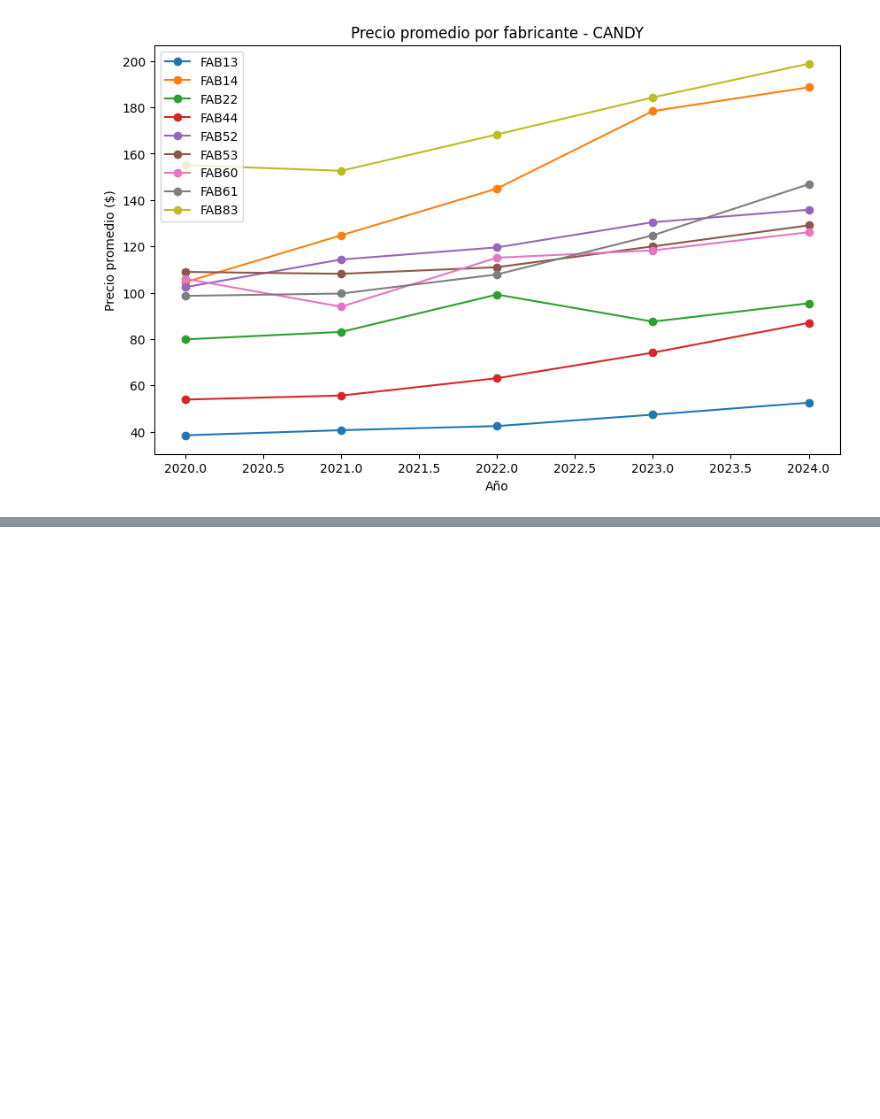
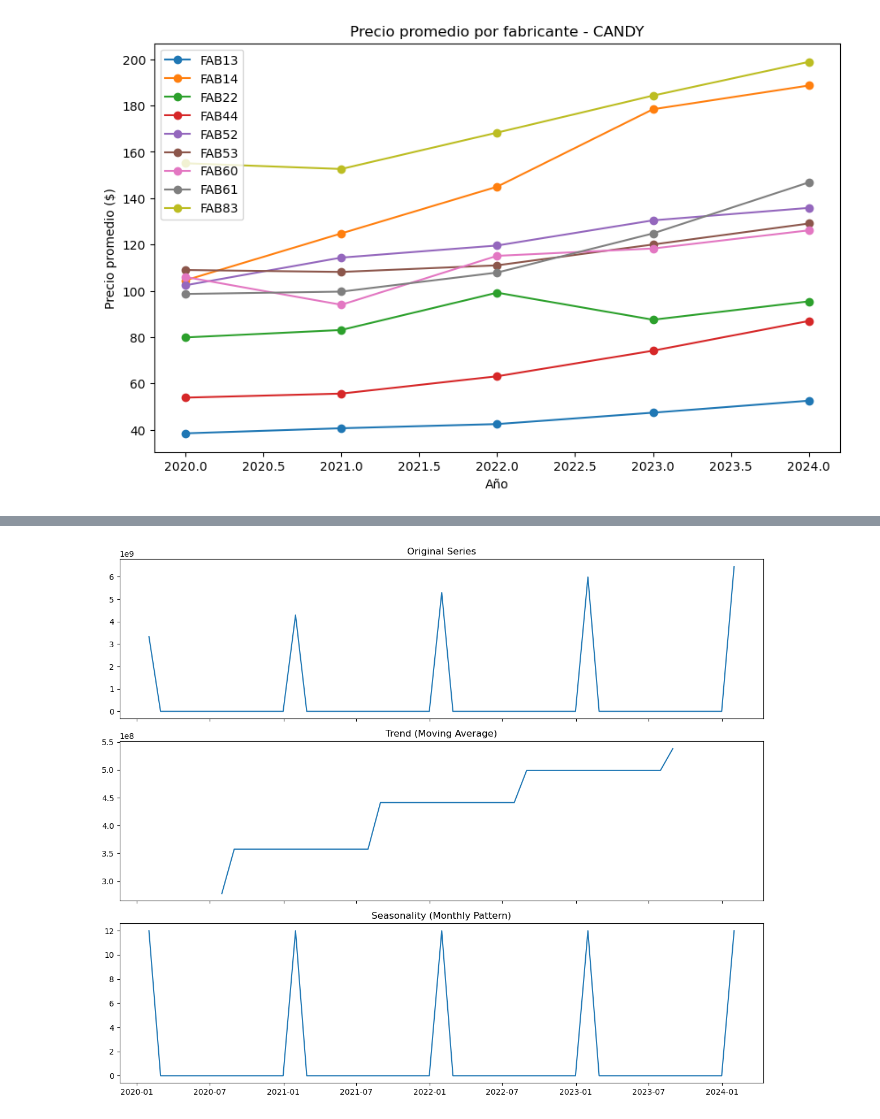
Before and after one commit to ViejoAgrio/Proyecto-1-Estad-stica, a Jupyter notebook: Projecto_1.ipynb, the cells around one changed output, grey strips where cells are left out. Cells and saved outputs as stored; diff of their text form; code cells hidden in the pictures; blank space fills up the shorter version.

```diff
--- a/Projecto_1.ipynb
+++ b/Projecto_1.ipynb
@@ -182,0 +380,31 @@ plt.show()
+# %%
+
+df_monthly = df_sales.copy()
+df_monthly['FECHA'] = pd.to_datetime(df_monthly['FECHA'])
+df_monthly = df_monthly.groupby(pd.Grouper(key='FECHA', freq='M'))['VALOR'].sum().reset_index()
+df_monthly['Trend'] = df_monthly['VALOR'].rolling(window=12, center=True).mean()
+
+df_monthly['Detrended'] = df_monthly['VALOR'] / df_monthly['Trend']
+df_monthly['Month'] = df_monthly['FECHA'].dt.month
+
+# Average seasonal effect for each month
+seasonal_factors = df_monthly.groupby('Month')['Detrended'].mean()
+df_monthly['Seasonality'] = df_monthly['Month'].map(seasonal_factors)
+
+
+fig, axs = plt.subplots(3, 1, figsize=(12, 10), sharex=True)
+
+axs[0].plot(df_monthly['FECHA'], df_monthly['VALOR'])
+axs[0].set_title("Original Series")
+
+axs[1].plot(df_monthly['FECHA'], df_monthly['Trend'])
+axs[1].set_title("Trend (Moving Average)")
+
+axs[2].plot(df_monthly['FECHA'], df_monthly['Seasonality'])
+axs[2].set_title("Seasonality (Monthly Pattern)")
+
+
+plt.tight_layout()
+plt.show()
+# %% [output]
+[figure, added]
```
Also changed, not shown: parts of 12 cells of this notebook, 1 other file.
